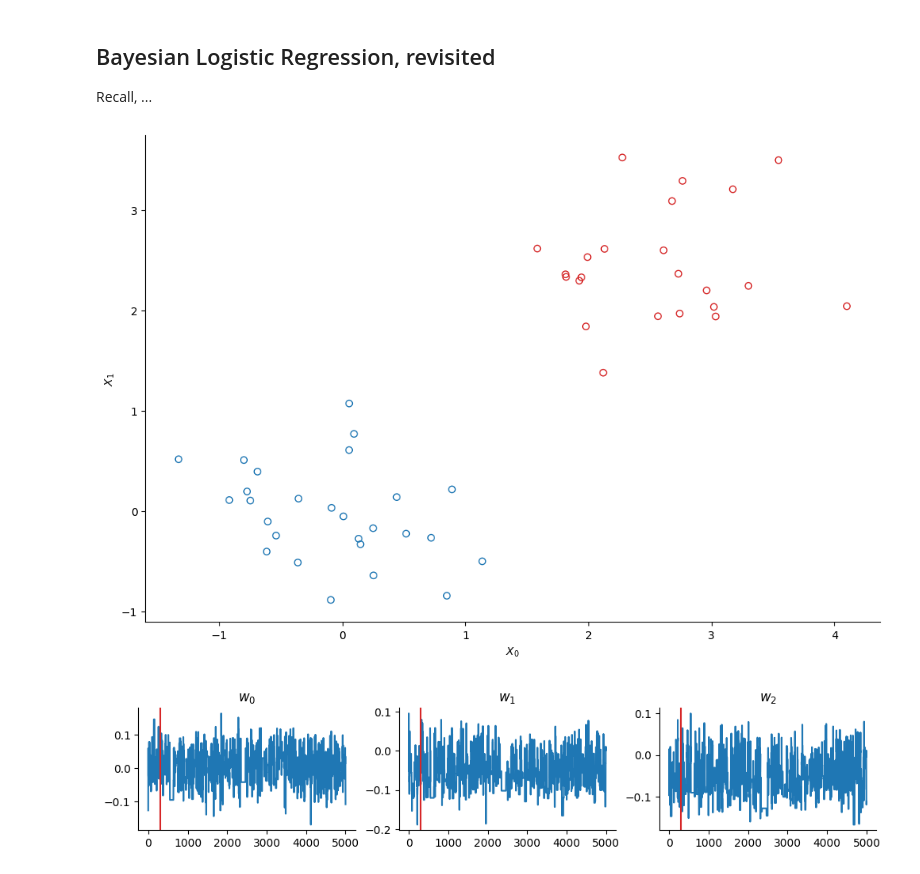
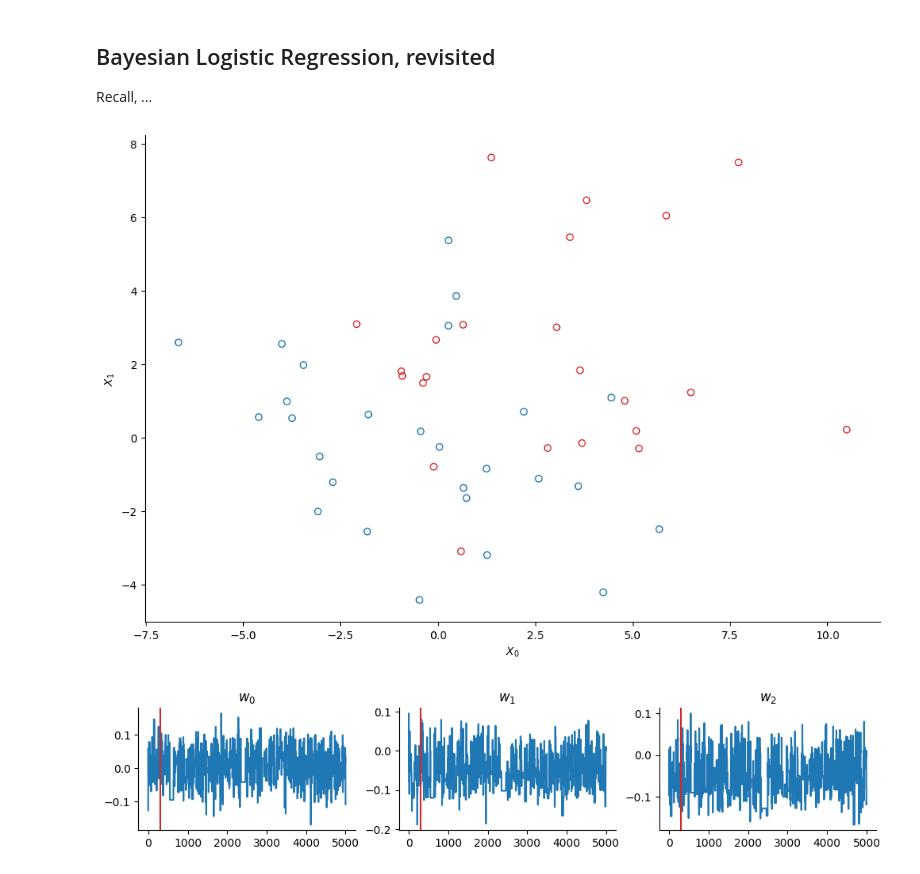
Before and after one commit to anhquan-truong/PM520, a Jupyter notebook: Lab_11_MCMC_BlackJAX_AnhQuanTRUONG.ipynb, the cells around one changed output. Drawn from its saved outputs; the diff is of its cells as text; code cells hidden in the pictures.

```diff
--- a/Lab_11_MCMC_BlackJAX_AnhQuanTRUONG.ipynb
+++ b/Lab_11_MCMC_BlackJAX_AnhQuanTRUONG.ipynb
@@ -206,32 +216,32 @@ Recall, ...
 # %%
 import matplotlib.pyplot as plt
 import jax.numpy as jnp
 import blackjax
 
 from sklearn.datasets import make_biclusters
 
 
 plt.rcParams["axes.spines.right"] = False
 plt.rcParams["axes.spines.top"] = False
 plt.rcParams["figure.figsize"] = (12, 8)
 
 seed = 0
 rng_key = jax.random.key(seed)
 
 # generate data
 num_points = 50
 X, rows, cols = make_biclusters(
-    (num_points, 2), 2, noise=0.6, random_state=314, minval=-3, maxval=3
+    (num_points, 2), 2, noise=3., random_state=314, minval=-3, maxval=3
 )
 y = rows[0] * 1.0  # y[i] = whether point i belongs to cluster 1
 
 # visualize data/labels
 colors = ["tab:red" if el else "tab:blue" for el in rows[0]]
 plt.scatter(*X.T, edgecolors=colors, c="none")
 plt.xlabel(r"$X_0$")
 plt.ylabel(r"$X_1$");
 # %% [output]
-[figure, old version]
+[figure, new version]
 # %%
 # set up likelihoods
 import jax.nn as nn
```
Also changed, not shown: parts of 3 cells of this notebook.
